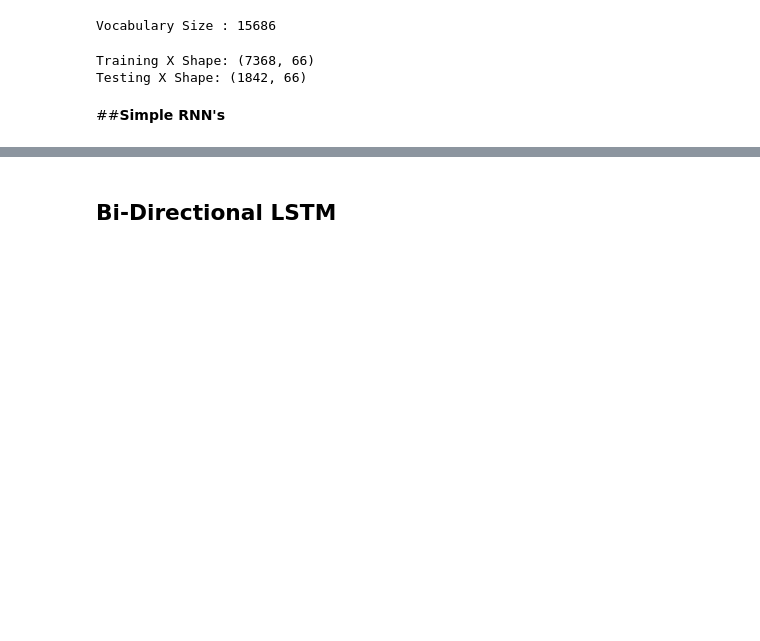
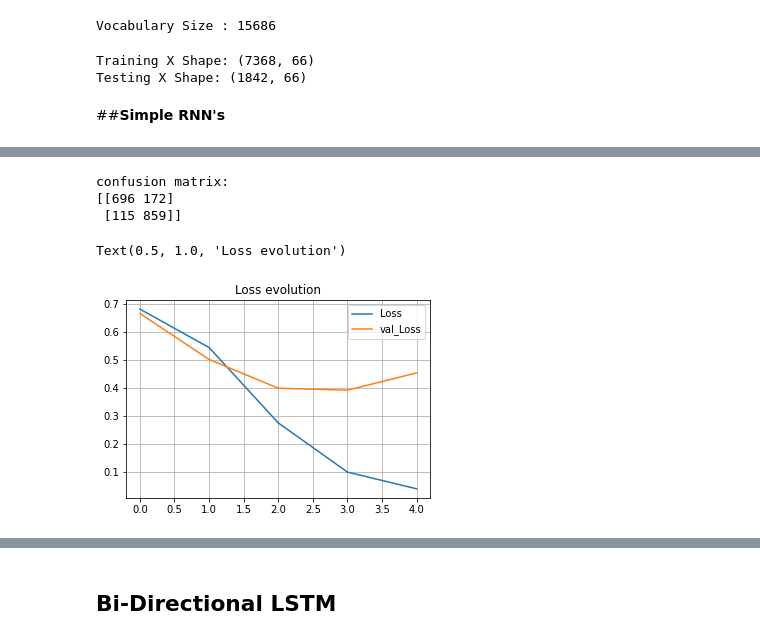
Before and after one commit to abuhurera8320/Hate_Speech_Detection, a Jupyter notebook: Roman_Urdu_Hate_Speech_Detection.ipynb, the cells around one changed output, grey strips where cells are left out. Drawn from its saved outputs; the diff is of its cells as text; code cells hidden in the pictures; blank space fills up the shorter version.

```diff
--- a/Roman_Urdu_Hate_Speech_Detection.ipynb
+++ b/Roman_Urdu_Hate_Speech_Detection.ipynb
@@ -328,8 +328,10 @@ Testing X Shape: (1842, 66)
 #with strategy.scope():
     # A simpleRNN without any pretrained embeddings and one dense layer
 model = Sequential()
-model.add(Embedding(len(word_index) + 1, 300, input_length=MAX_SEQUENCE_LENGTH))
-model.add(SimpleRNN(100))
+model.add(Embedding(len(word_index) + 1, 100, input_length=MAX_SEQUENCE_LENGTH))
+model.add(SimpleRNN(50,dropout=0.2))
+model.add(Dropout(0.25))
+model.add(Dense(50,activation='relu'))
 model.add(Dense(1, activation='sigmoid'))
 model.compile(loss='binary_crossentropy', optimizer='adam', metrics=['accuracy'])
 
@@ -366,0 +396,18 @@ Epoch 5/5
+# %%
+print("confusion matrix: ")
+print(metrics.confusion_matrix(y_test, y_pred))
+# %% [output]
+confusion matrix:
+[[696 172]
+ [115 859]]
+# %%
+plt.figure(figsize=(12, 8))
+plt.subplot(2, 2, 1)
+plt.plot(history.history['loss'], label='Loss')
+plt.plot(history.history['val_loss'], label='val_Loss')
+plt.legend()
+plt.grid()
+plt.title('Loss evolution')
+# %% [output]
+Text(0.5, 1.0, 'Loss evolution')
+[figure, added]
```
Also changed, not shown: parts of 11 cells of this notebook.
